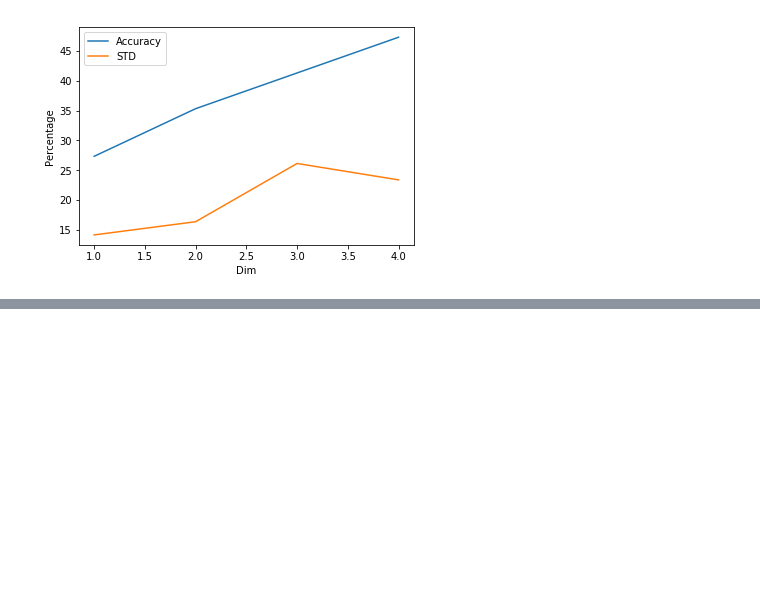
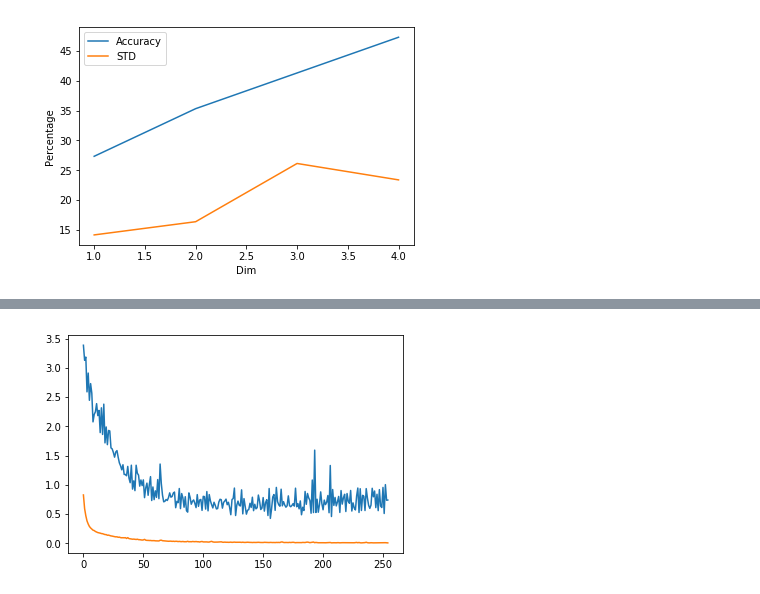
Before and after one commit to Intelligent-Systems-Phystech/StartCode, a Jupyter notebook: Rezyapkin2018IrisClassification/IrisClassification.ipynb, the cells around one changed output, grey strips where cells are left out. Cells and saved outputs as stored; diff of their text form; code cells hidden in the pictures; blank space fills up the shorter version.

```diff
--- a/Rezyapkin2018IrisClassification/IrisClassification.ipynb
+++ b/Rezyapkin2018IrisClassification/IrisClassification.ipynb
@@ -118,3 +98,10 @@ plt.legend()
 plt.show()
 # %% [output]
 [figure]
+# %%
+model = Sequential()
+model.add(Dense(128, activation='relu'))
+model.add(Dense(3, activation='softmax'))
+model.compile(loss='categorical_crossentropy', optimizer='adam', metrics=['accuracy'])
+
+history = model.fit(X, dummy_y, epochs=255, batch_size=5, verbose=1, validation_split=0.3)
@@ -120,0 +126,6 @@ plt.show()
+# %%
+plt.plot(history.history['val_loss'])
+plt.plot(history.history['loss'])
+plt.show()
+# %% [output]
+[figure, added]
```
Also changed, not shown: parts of 3 cells of this notebook.
